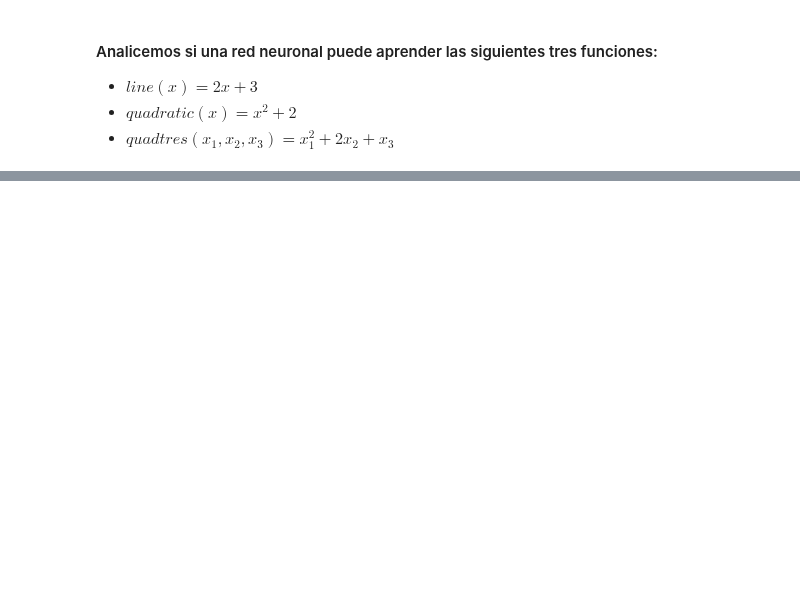
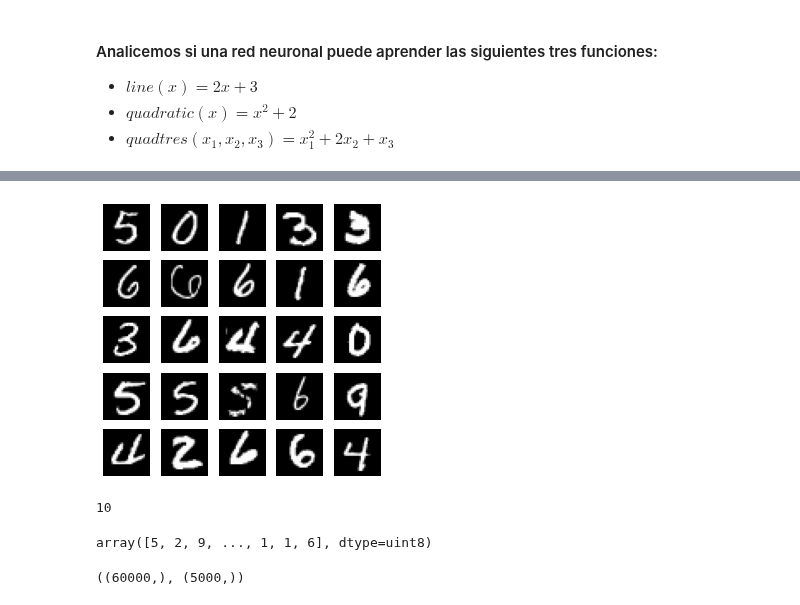
Before and after one commit to igomezv/DataScienceIntermedio, a Jupyter notebook: 4-1-Intro-a-redes-neuronales.ipynb, the cells around one changed output, grey strips where cells are left out. Drawn from its saved outputs; the diff is of its cells as text; code cells hidden in the pictures; blank space fills up the shorter version.

```diff
--- a/4-1-Intro-a-redes-neuronales.ipynb
+++ b/4-1-Intro-a-redes-neuronales.ipynb
@@ -204,0 +233,21 @@ print("Predicción: {}".format(float(prediction)))
+# %%
+# import dataset
+from keras.datasets import mnist
+
+# load dataset
+(x_train, y_train),(x_test, y_test) = mnist.load_data()
+
+x_test, x_val = train_test_split(x_test, test_size=0.5, random_state=0)
+y_test, y_val = train_test_split(y_test, test_size=0.5, random_state=0)
+
+# count the number of unique train labels
+unique, counts = np.unique(y_train, return_counts=True)
+print("Train labels: ", dict(zip(unique, counts)))
+
+# count the number of unique val labels
+unique, counts = np.unique(y_val, return_counts=True)
+print("\nValidation labels: ", dict(zip(unique, counts)))
+
+# count the number of unique test labels
+unique, counts = np.unique(y_test, return_counts=True)
+print("\nTest labels: ", dict(zip(unique, counts)))
@@ -204,0 +260,33 @@ print("Predicción: {}".format(float(prediction)))
+# %%
+# sample 25 mnist digits from train dataset
+indexes = np.random.randint(0, x_train.shape[0], size=25)
+images = x_train[indexes]
+labels = y_train[indexes]
+
+# plot the 25 mnist digits
+plt.figure(figsize=(5,5))
+for i in range(len(indexes)):
+    plt.subplot(5, 5, i + 1)
+    image = images[i]
+    plt.imshow(image, cmap='gray')
+    plt.axis('off')
+
+plt.show()
+plt.savefig("mnist-samples.png")
+plt.close('all')
+# %% [output]
+[figure, added]
+# %%
+# compute the number of labels
+num_labels = len(np.unique(y_train))
+num_labels
+# %% [output]
+10
+# %%
+y_test
+# %% [output]
+array([5, 2, 9, ..., 1, 1, 6], dtype=uint8)
+# %%
+np.shape(y_train), np.shape(y_test)
+# %% [output]
+((60000,), (5000,))
```
Also changed, not shown: parts of 30 cells of this notebook, 1 other file.
